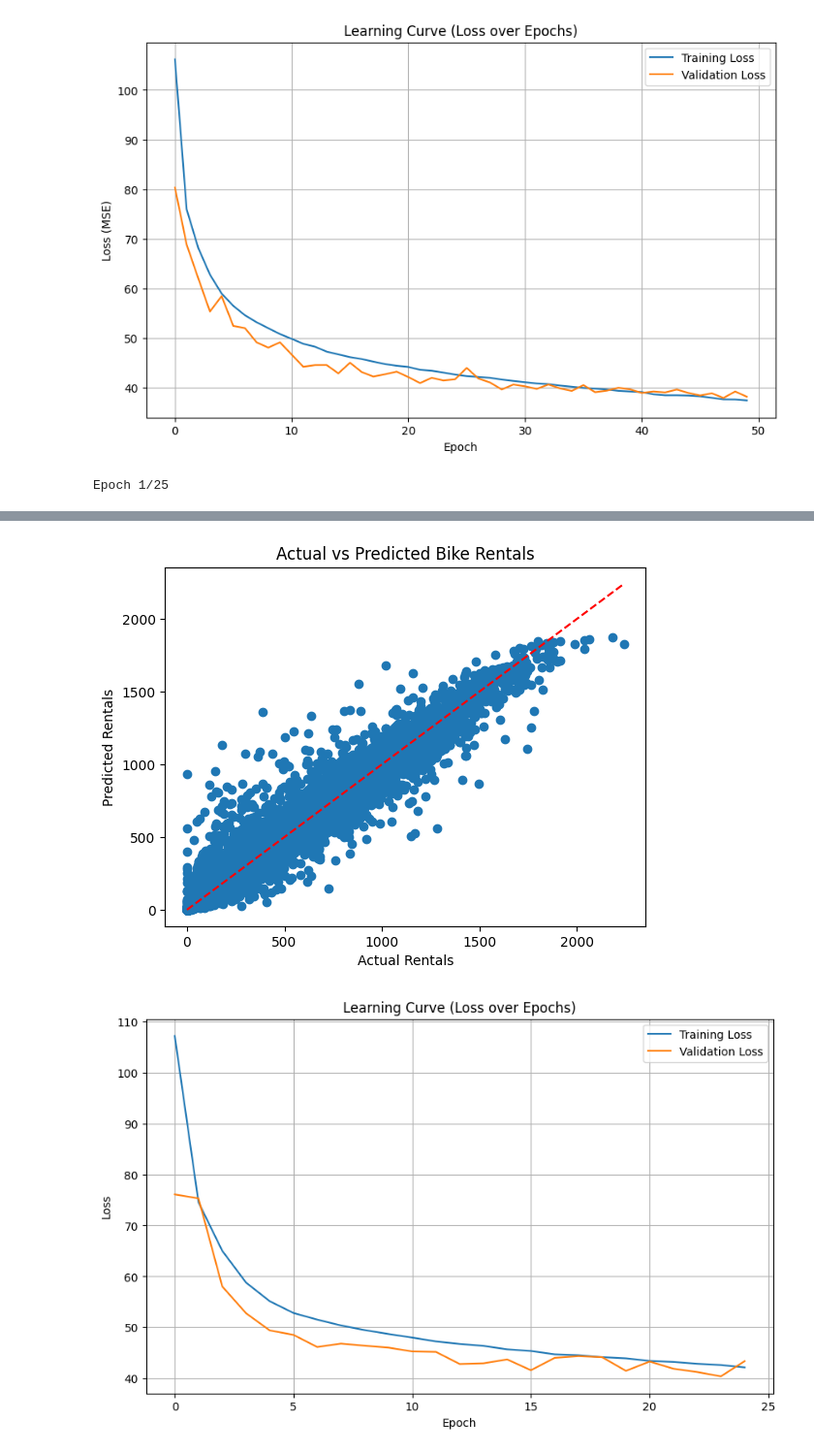
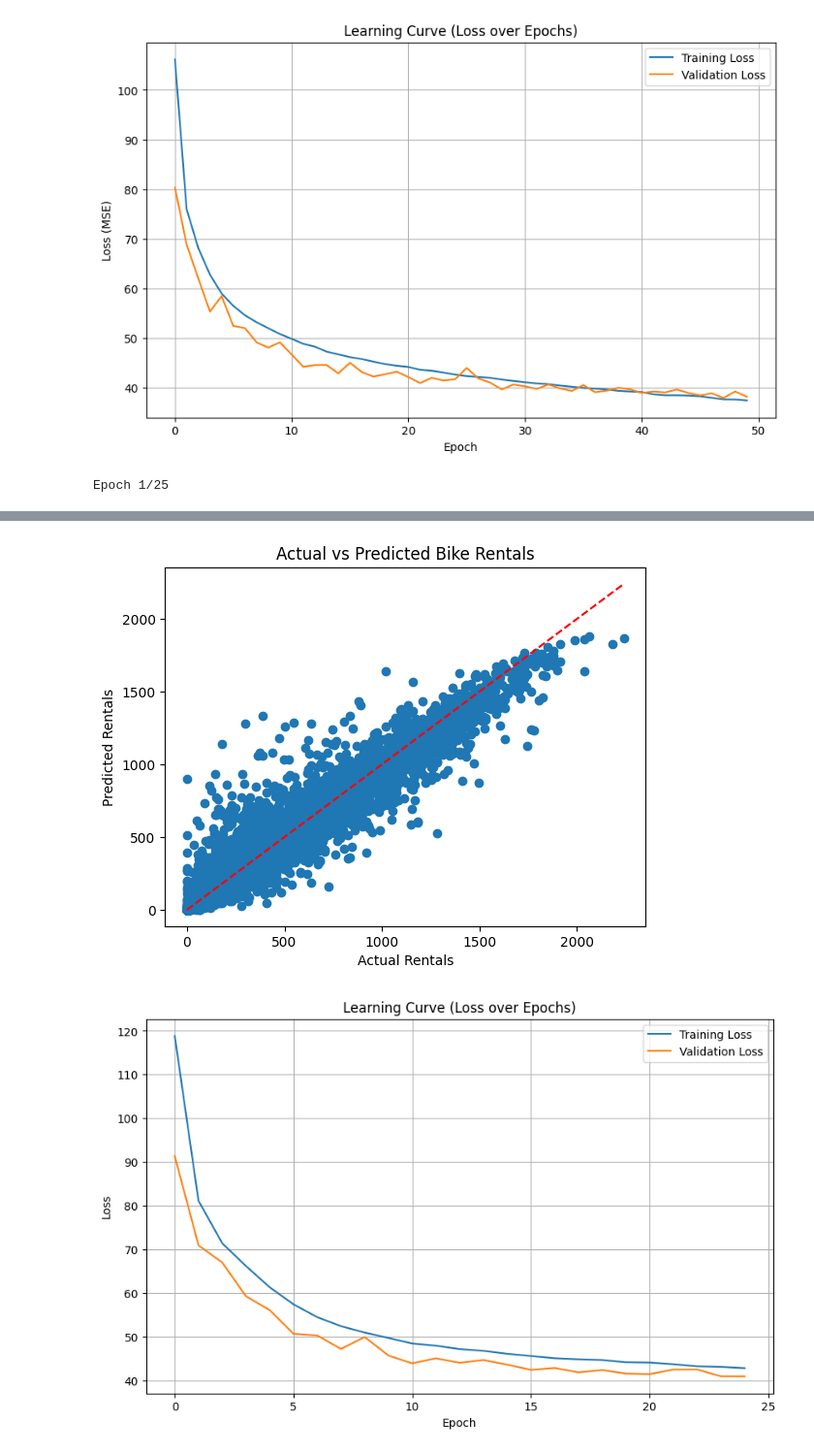
Before and after one commit to mickeyrahm/Portfolio, a Jupyter notebook: notebooks/starter_bikes.ipynb, the cells around one changed output, grey strips where cells are left out. Shown at 97% size. Cells and saved outputs as stored; diff of their text form; code cells hidden in the pictures.

```diff
--- a/notebooks/starter_bikes.ipynb
+++ b/notebooks/starter_bikes.ipynb
@@ -265,6 +265,7 @@ early_stop = EarlyStopping(
 history = model.fit(
     X_train_scaled, y_train,
     epochs=25,
+    batch_size=32,
     validation_split=0.2,
     verbose=1,
     callbacks=[early_stop]
@@ -325,2 +326,2 @@ Predicted: 451, Actual: 433
-[figure, old version]
+[figure, new version]
-[figure, old version]
+[figure, new version]
```
Also changed, not shown: parts of 1 cell of this notebook.
